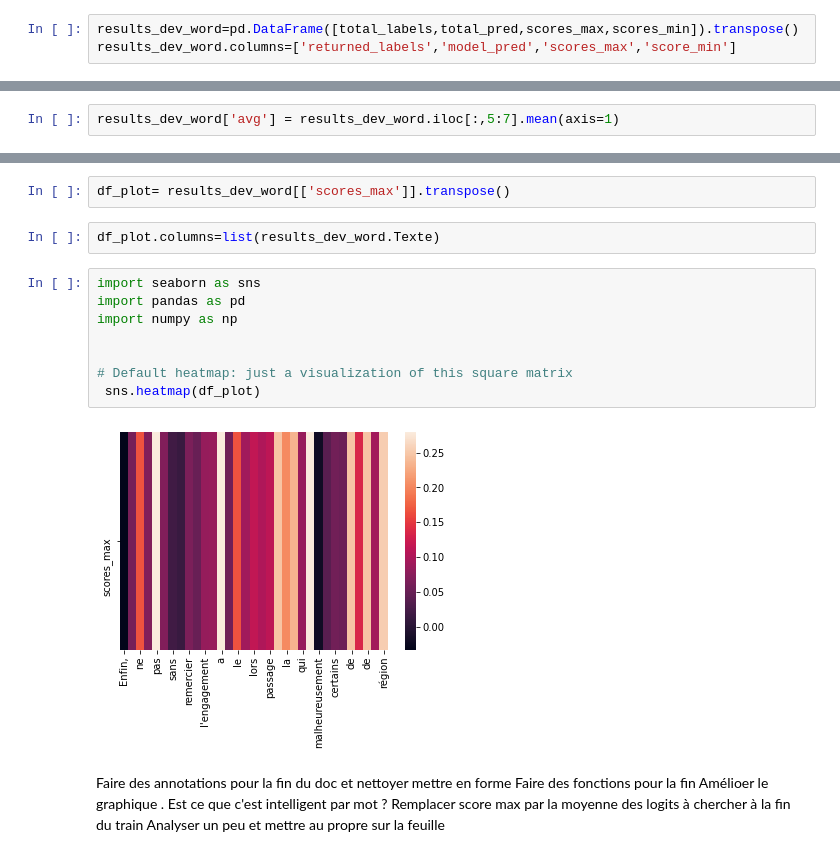
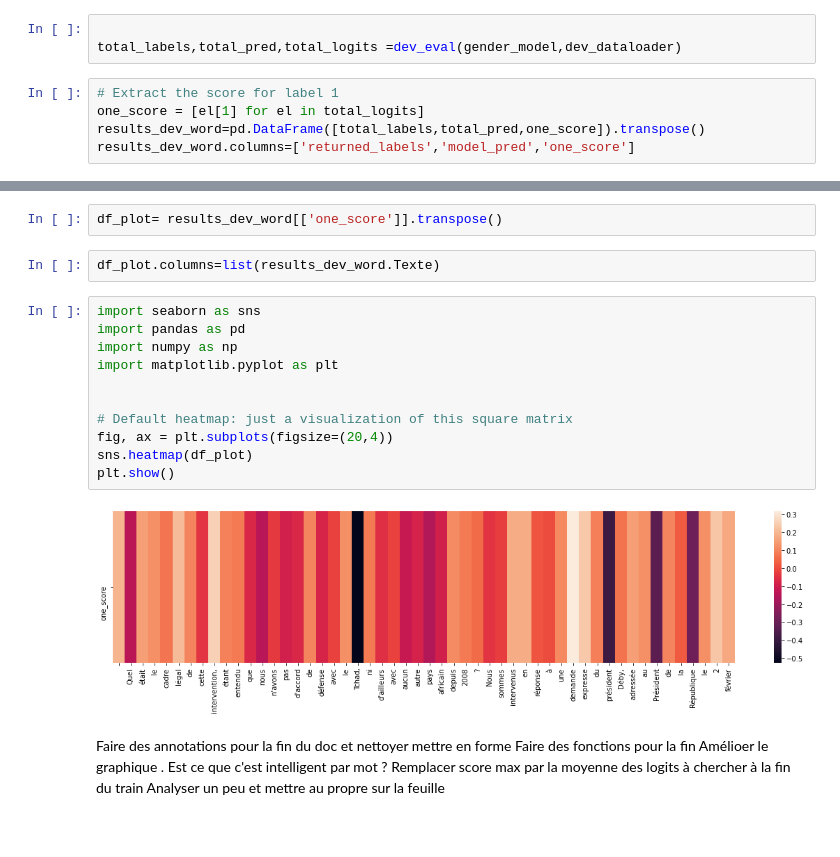
Before and after one commit to cerezamo/NLP_brouillon, a Jupyter notebook: Camembert_v2.ipynb, the cells around one changed output, grey strips where cells are left out. Drawn from its saved outputs; the diff is of its cells as text; blank space fills up the shorter version.

```diff
--- a/Camembert_v2.ipynb
+++ b/Camembert_v2.ipynb
@@ -1411,6 +1347,11 @@ for batch in dev_dataloader:
+# %%
+
+total_labels,total_pred,total_logits =dev_eval(gender_model,dev_dataloader)
 # %%
-results_dev_word=pd.DataFrame([total_labels,total_pred,scores_max,scores_min]).transpose()
-results_dev_word.columns=['returned_labels','model_pred','scores_max','score_min']
+# Extract the score for label 1
+one_score = [el[1] for el in total_logits]
+results_dev_word=pd.DataFrame([total_labels,total_pred,one_score]).transpose()
+results_dev_word.columns=['returned_labels','model_pred','one_score']
 # %%
 results_dev_word
 # %% [output]
@@ -1446,2 +1386,0 @@ results_dev_word.head()
-# %%
-results_dev_word['avg'] = results_dev_word.iloc[:,5:7].mean(axis=1)
@@ -1459,17 +1389,20 @@ scores = [i for i in results_dev_word['scores_max']]
 # %%
-df_plot= results_dev_word[['scores_max']].transpose()
+df_plot= results_dev_word[['one_score']].transpose()
 # %%
 df_plot.columns=list(results_dev_word.Texte)
 # %%
 import seaborn as sns
 import pandas as pd
 import numpy as np
+import matplotlib.pyplot as plt
 
 
 # Default heatmap: just a visualization of this square matrix
- sns.heatmap(df_plot)
+fig, ax = plt.subplots(figsize=(20,4))
+sns.heatmap(df_plot)
+plt.show()
 # %% [output]
-[figure, old version]
+[figure, new version]
 # %% [markdown]
 Faire des annotations pour la fin du doc et nettoyer mettre en forme
 Faire des fonctions pour la fin
```
Also changed, not shown: parts of 21 cells of this notebook.
